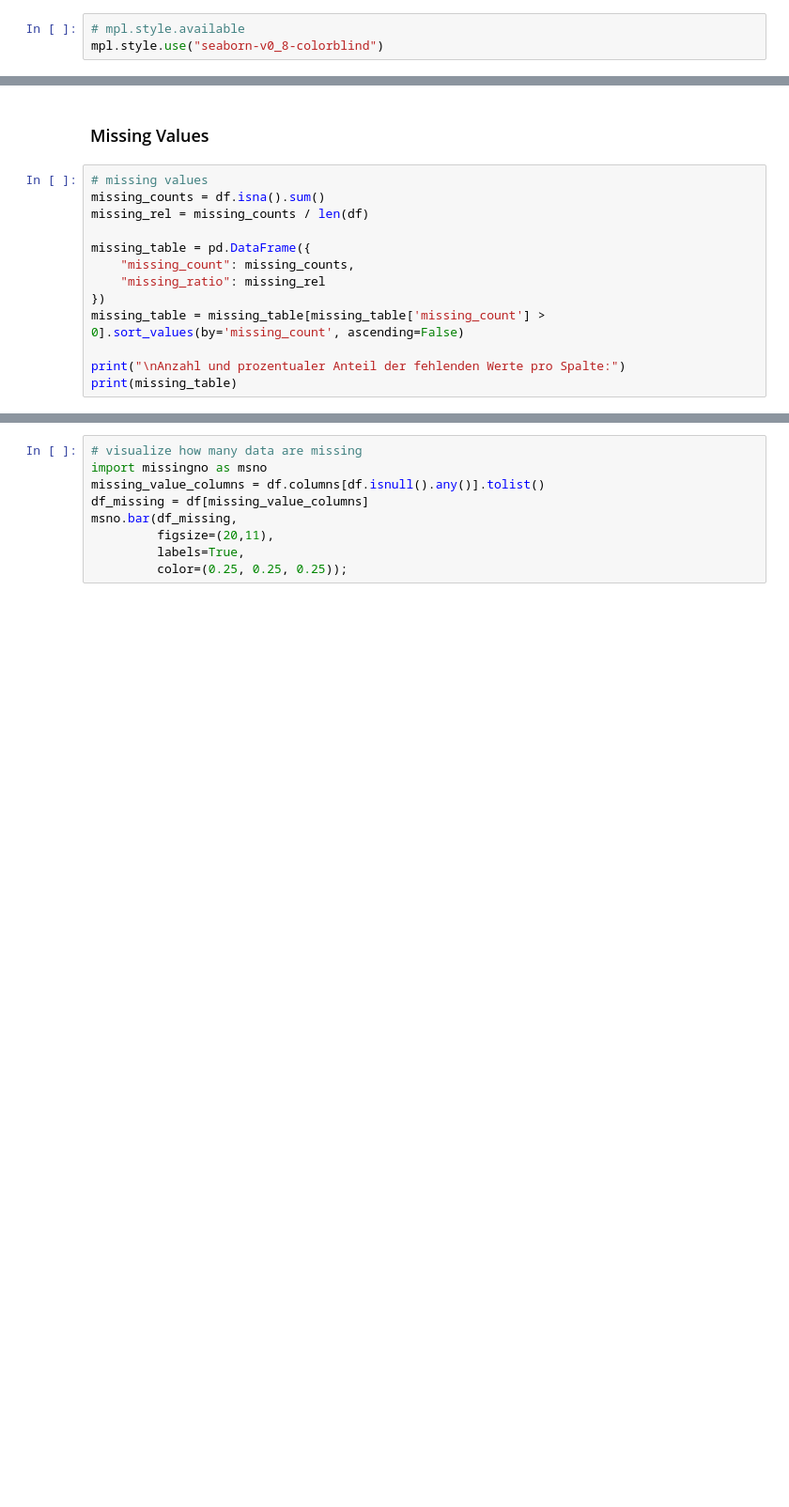
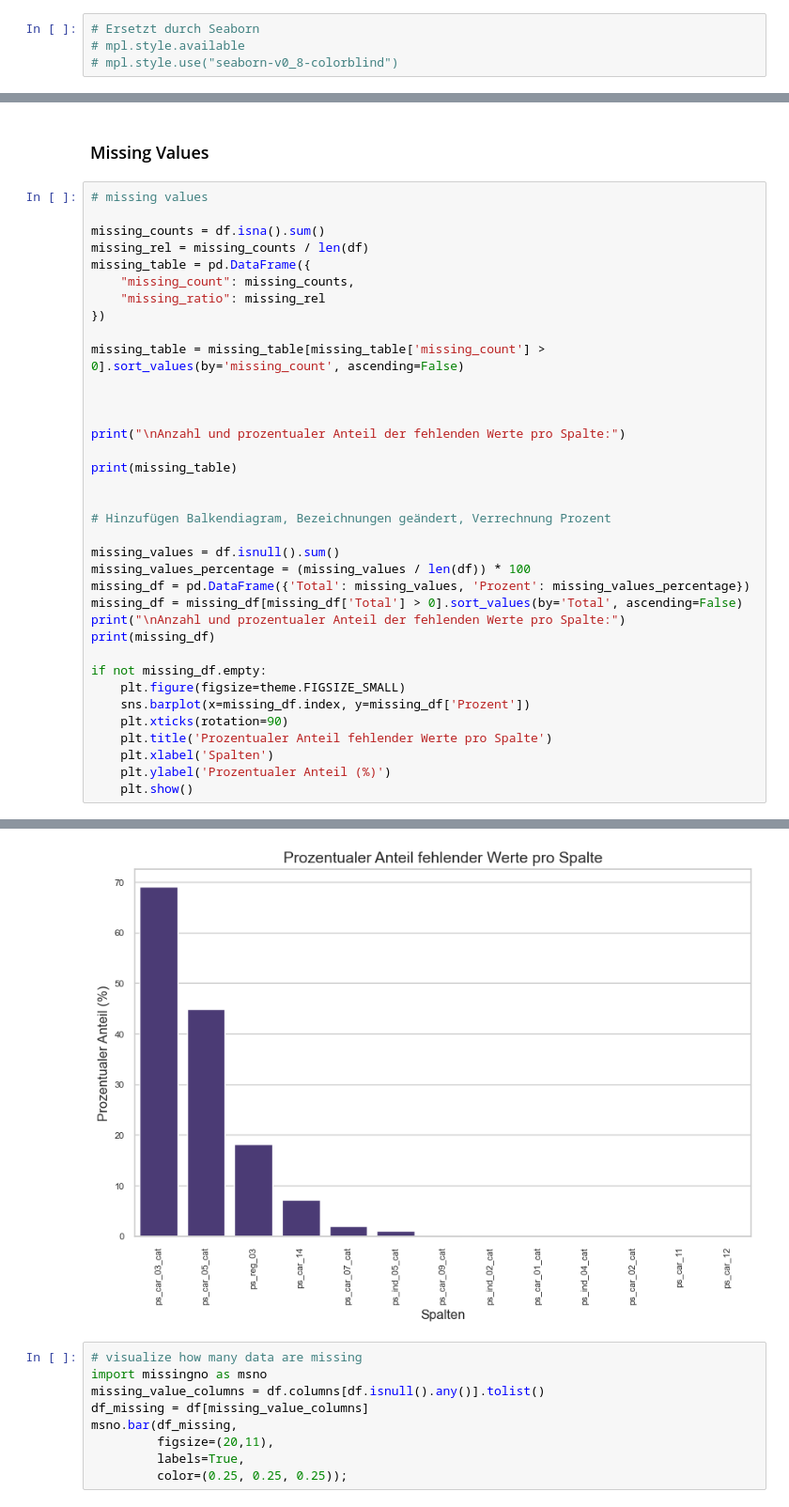
Before and after one commit to knirpsgraph/ada_portoSeguro, a Jupyter notebook: notebooks/01_EDA_integrated.ipynb, the cells around one changed output, grey strips where cells are left out. Shown: that part at 94% size. Drawn from its saved outputs; the diff is of its cells as text; blank space fills up the shorter version.

```diff
--- a/notebooks/01_EDA_integrated.ipynb
+++ b/notebooks/01_EDA_integrated.ipynb
@@ -24,6 +30,7 @@ f"Pandas version: {pd.__version__}"
 # %%
+# Ersetzt durch Seaborn
 # mpl.style.available
-mpl.style.use("seaborn-v0_8-colorblind")
+# mpl.style.use("seaborn-v0_8-colorblind")
 # %% [markdown]
 # Porto Seguro´s Safe Driver Prediction
 Download URL and Informationen über Daten: www.openml.org/search?type=data&status=active&id=42742
@@ -97,17 +121,40 @@ Predict whether a driver will initiate an auto insurance claim in the next year.
 ### Missing Values
 # %%
 # missing values
+
 missing_counts = df.isna().sum()
 missing_rel = missing_counts / len(df)
-
 missing_table = pd.DataFrame({
     "missing_count": missing_counts,
     "missing_ratio": missing_rel
 })
+
 missing_table = missing_table[missing_table['missing_count'] > 0].sort_values(by='missing_count', ascending=False)
 
+
+
 print("\nAnzahl und prozentualer Anteil der fehlenden Werte pro Spalte:")
+
 print(missing_table)
+
+
+# Hinzufügen Balkendiagram, Bezeichnungen geändert, Verrechnung Prozent
+
+missing_values = df.isnull().sum()
+missing_values_percentage = (missing_values / len(df)) * 100
+missing_df = pd.DataFrame({'Total': missing_values, 'Prozent': missing_values_percentage})
+missing_df = missing_df[missing_df['Total'] > 0].sort_values(by='Total', ascending=False)
+print("\nAnzahl und prozentualer Anteil der fehlenden Werte pro Spalte:")
+print(missing_df)
+
+if not missing_df.empty:
+    plt.figure(figsize=theme.FIGSIZE_SMALL)
+    sns.barplot(x=missing_df.index, y=missing_df['Prozent'])
+    plt.xticks(rotation=90)
+    plt.title('Prozentualer Anteil fehlender Werte pro Spalte')
+    plt.xlabel('Spalten')
+    plt.ylabel('Prozentualer Anteil (%)')
+    plt.show()
 # %% [output]
 Anzahl und prozentualer Anteil der fehlenden Werte pro Spalte:
                missing_count  missing_ratio
@@ -127,3 +176,4 @@ ps_car_12                  1       0.000002
+[figure, added]
 # %%
 # visualize how many data are missing
 import missingno as msno
```
Also changed, not shown: parts of 6 cells of this notebook, 3 other files.
